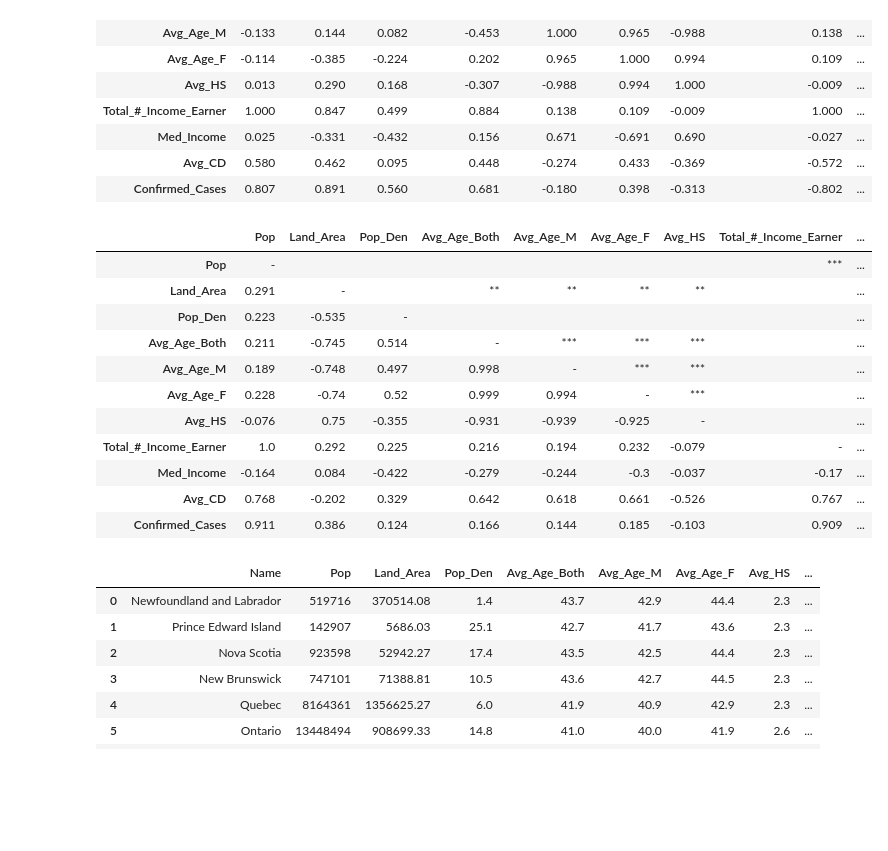
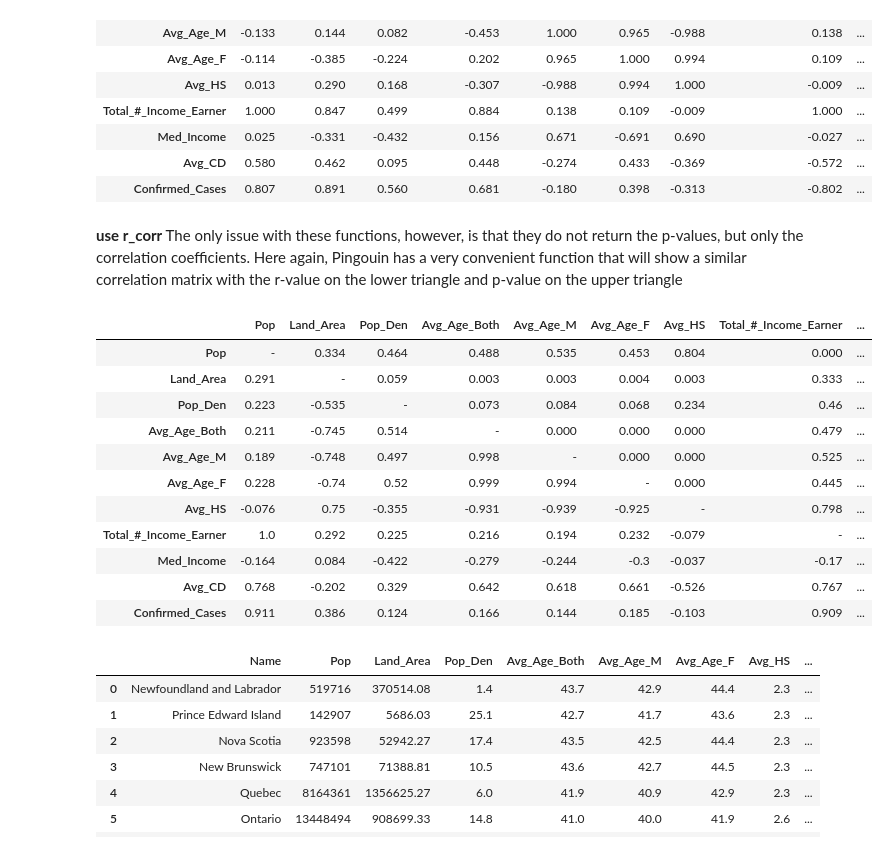
Before and after one commit to AI-Samoyed/COVID-Machine-Learning-, a Jupyter notebook: COVID_Master_Corrplot.ipynb, the cells around one changed output. Drawn from its saved outputs; the diff is of its cells as text; code cells hidden in the pictures; blank space fills up the shorter version.

```diff
--- a/COVID_Master_Corrplot.ipynb
+++ b/COVID_Master_Corrplot.ipynb
@@ -160,17 +175,20 @@ new_prov.pcorr().round(3)
 | Med_Income | 0.025 | -0.331 | -0.432 | 0.156 | 0.671 | -0.691 | 0.690 | -0.027 | ... |
 | Avg_CD | 0.580 | 0.462 | 0.095 | 0.448 | -0.274 | 0.433 | -0.369 | -0.572 | ... |
 | Confirmed_Cases | 0.807 | 0.891 | 0.560 | 0.681 | -0.180 | 0.398 | -0.313 | -0.802 | ... |
+# %% [markdown]
+**use r_corr**
+The only issue with these functions, however, is that they do not return the p-values, but only the correlation coefficients. Here again, Pingouin has a very convenient function that will show a similar correlation matrix with the r-value on the lower triangle and p-value on the upper triangle
 # %%
-new_prov.rcorr(stars=True, decimals=3)
+new_prov.rcorr(stars=False)
 # %% [output]
 |  | Pop | Land_Area | Pop_Den | Avg_Age_Both | Avg_Age_M | Avg_Age_F | Avg_HS | Total_#_Income_Earner | ... |
-| Pop | - |  |  |  |  |  |  | *** | ... |
-| Land_Area | 0.291 | - |  | ** | ** | ** | ** |  | ... |
-| Pop_Den | 0.223 | -0.535 | - |  |  |  |  |  | ... |
-| Avg_Age_Both | 0.211 | -0.745 | 0.514 | - | *** | *** | *** |  | ... |
-| Avg_Age_M | 0.189 | -0.748 | 0.497 | 0.998 | - | *** | *** |  | ... |
-| Avg_Age_F | 0.228 | -0.74 | 0.52 | 0.999 | 0.994 | - | *** |  | ... |
-| Avg_HS | -0.076 | 0.75 | -0.355 | -0.931 | -0.939 | -0.925 | - |  | ... |
+| Pop | - | 0.334 | 0.464 | 0.488 | 0.535 | 0.453 | 0.804 | 0.000 | ... |
+| Land_Area | 0.291 | - | 0.059 | 0.003 | 0.003 | 0.004 | 0.003 | 0.333 | ... |
+| Pop_Den | 0.223 | -0.535 | - | 0.073 | 0.084 | 0.068 | 0.234 | 0.46 | ... |
+| Avg_Age_Both | 0.211 | -0.745 | 0.514 | - | 0.000 | 0.000 | 0.000 | 0.479 | ... |
+| Avg_Age_M | 0.189 | -0.748 | 0.497 | 0.998 | - | 0.000 | 0.000 | 0.525 | ... |
+| Avg_Age_F | 0.228 | -0.74 | 0.52 | 0.999 | 0.994 | - | 0.000 | 0.445 | ... |
+| Avg_HS | -0.076 | 0.75 | -0.355 | -0.931 | -0.939 | -0.925 | - | 0.798 | ... |
 | Total_#_Income_Earner | 1.0 | 0.292 | 0.225 | 0.216 | 0.194 | 0.232 | -0.079 | - | ... |
 | Med_Income | -0.164 | 0.084 | -0.422 | -0.279 | -0.244 | -0.3 | -0.037 | -0.17 | ... |
 | Avg_CD | 0.768 | -0.202 | 0.329 | 0.642 | 0.618 | 0.661 | -0.526 | 0.767 | ... |
```
Also changed, not shown: parts of 1 cell of this notebook.
